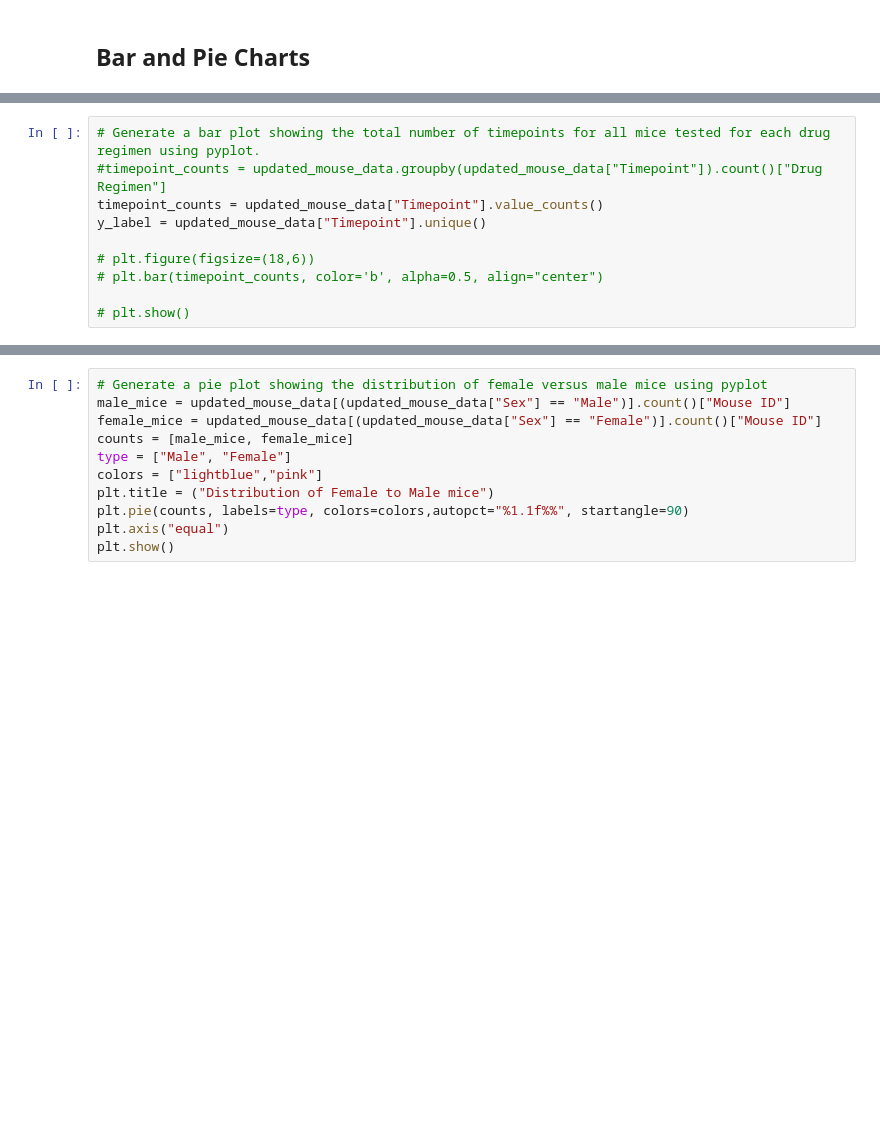
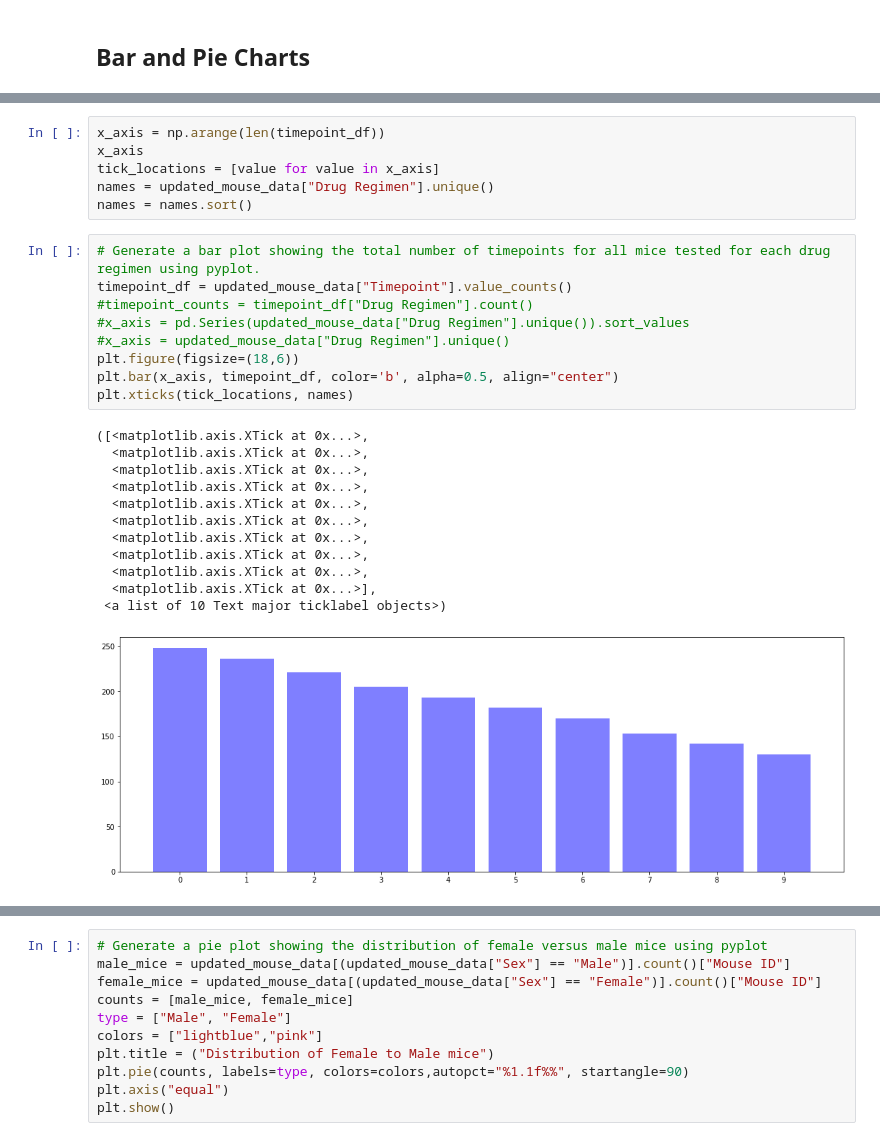
Before and after one commit to HBodden/Pymaceuticals---Module-5-Challenge, a Jupyter notebook: pymaceuticals_starter.ipynb, the cells around one changed output, grey strips where cells are left out. Cells and saved outputs as stored; diff of their text form; blank space fills up the shorter version.

```diff
--- a/pymaceuticals_starter.ipynb
+++ b/pymaceuticals_starter.ipynb
@@ -122,12 +121,30 @@ summary_stats_df2
+# %%
+x_axis = np.arange(len(timepoint_df))
+x_axis
+tick_locations = [value for value in x_axis]
+names = updated_mouse_data["Drug Regimen"].unique()
+names = names.sort()
 # %%
 # Generate a bar plot showing the total number of timepoints for all mice tested for each drug regimen using pyplot.
-#timepoint_counts = updated_mouse_data.groupby(updated_mouse_data["Timepoint"]).count()["Drug Regimen"]
-timepoint_counts = updated_mouse_data["Timepoint"].value_counts()
-y_label = updated_mouse_data["Timepoint"].unique()
-
-# plt.figure(figsize=(18,6))
-# plt.bar(timepoint_counts, color='b', alpha=0.5, align="center")
-
-# plt.show()
+timepoint_df = updated_mouse_data["Timepoint"].value_counts()
+#timepoint_counts = timepoint_df["Drug Regimen"].count()
+#x_axis = pd.Series(updated_mouse_data["Drug Regimen"].unique()).sort_values
+#x_axis = updated_mouse_data["Drug Regimen"].unique()
+plt.figure(figsize=(18,6))
+plt.bar(x_axis, timepoint_df, color='b', alpha=0.5, align="center")
+plt.xticks(tick_locations, names)
+# %% [output]
+([<matplotlib.axis.XTick at 0x...>,
+  <matplotlib.axis.XTick at 0x...>,
+  <matplotlib.axis.XTick at 0x...>,
+  <matplotlib.axis.XTick at 0x...>,
+  <matplotlib.axis.XTick at 0x...>,
+  <matplotlib.axis.XTick at 0x...>,
+  <matplotlib.axis.XTick at 0x...>,
+  <matplotlib.axis.XTick at 0x...>,
+  <matplotlib.axis.XTick at 0x...>,
+  <matplotlib.axis.XTick at 0x...>],
+ <a list of 10 Text major ticklabel objects>)
+[figure, added]
 # %%
 # Generate a pie plot showing the distribution of female versus male mice using Pandas
```
Also changed, not shown: parts of 10 cells of this notebook.
